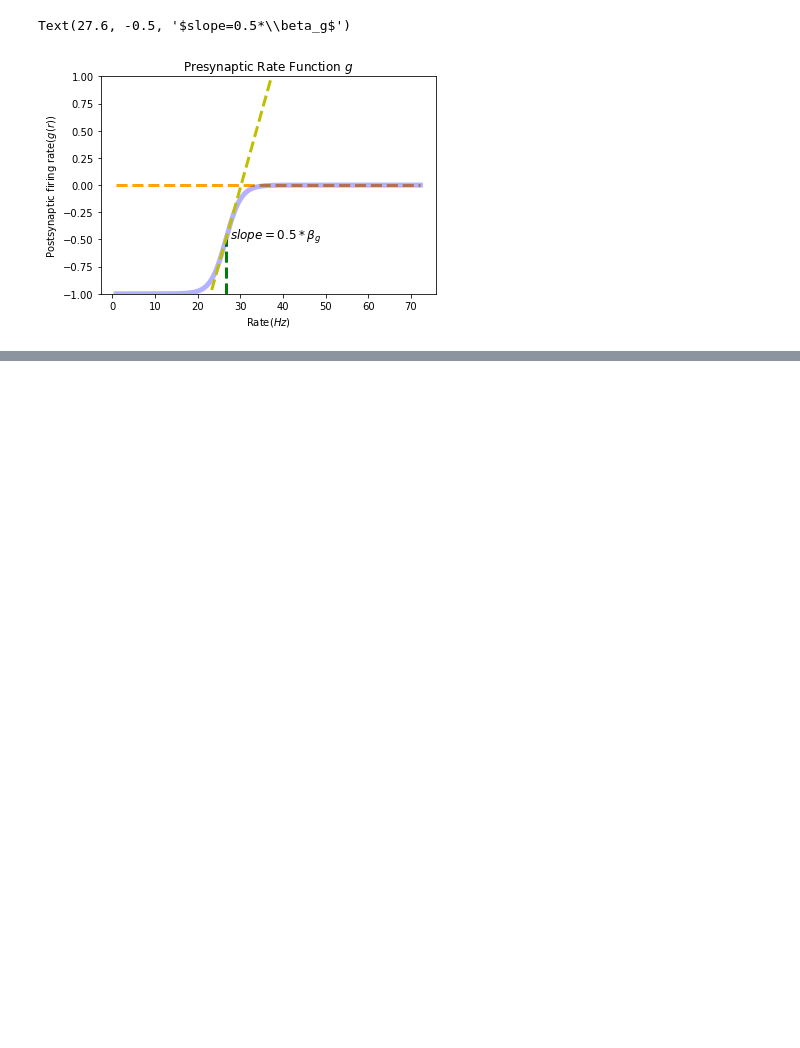
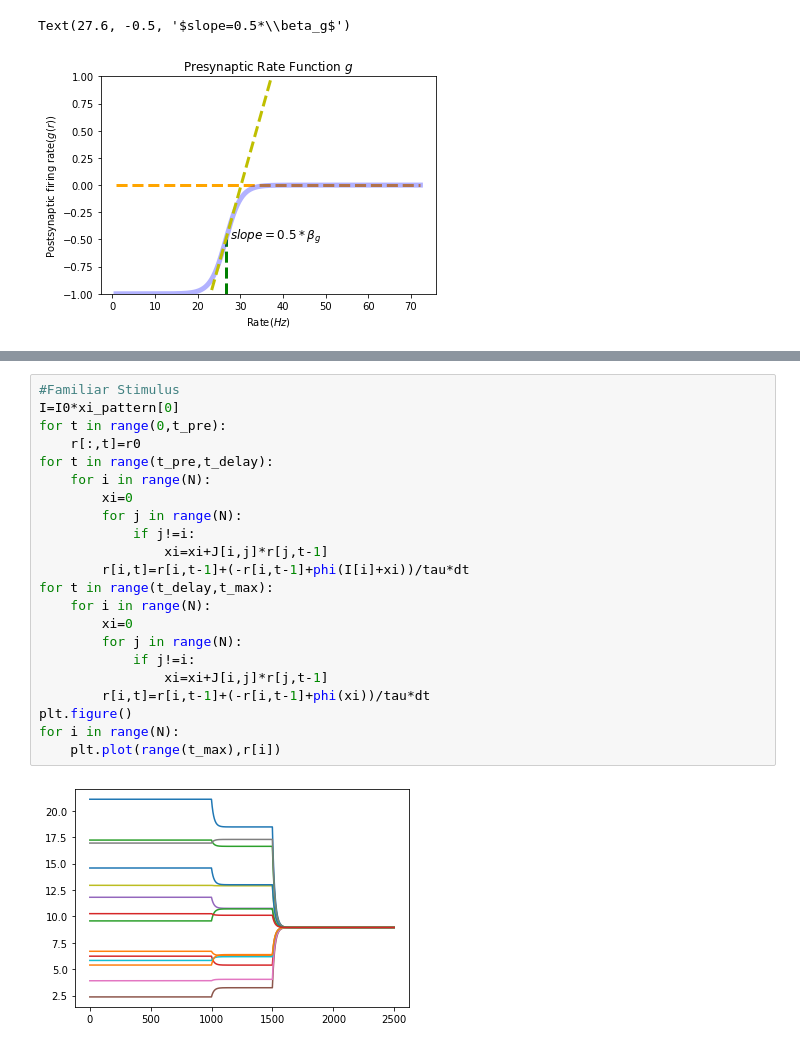
Before and after one commit to xmxhuihui/Final-Project, a Jupyter notebook: Attractor Network Model.ipynb, the cells around one changed output, grey strips where cells are left out. Saved outputs shown, nothing was run; the diff lists cells and outputs as text; blank space fills up the shorter version.

```diff
--- a/Attractor Network Model.ipynb
+++ b/Attractor Network Model.ipynb
@@ -196,0 +202,24 @@ for i in range(N):
+# %%
+#Familiar Stimulus
+I=I0*xi_pattern[0]
+for t in range(0,t_pre):
+    r[:,t]=r0
+for t in range(t_pre,t_delay):
+    for i in range(N):
+        xi=0
+        for j in range(N):
+            if j!=i:
+                xi=xi+J[i,j]*r[j,t-1]
+        r[i,t]=r[i,t-1]+(-r[i,t-1]+phi(I[i]+xi))/tau*dt
+for t in range(t_delay,t_max):
+    for i in range(N):
+        xi=0
+        for j in range(N):
+            if j!=i:
+                xi=xi+J[i,j]*r[j,t-1]
+        r[i,t]=r[i,t-1]+(-r[i,t-1]+phi(xi))/tau*dt
+plt.figure()
+for i in range(N):
+    plt.plot(range(t_max),r[i])
+# %% [output]
+[figure, added]
```
Also changed, not shown: parts of 5 cells of this notebook, 1 other file.
